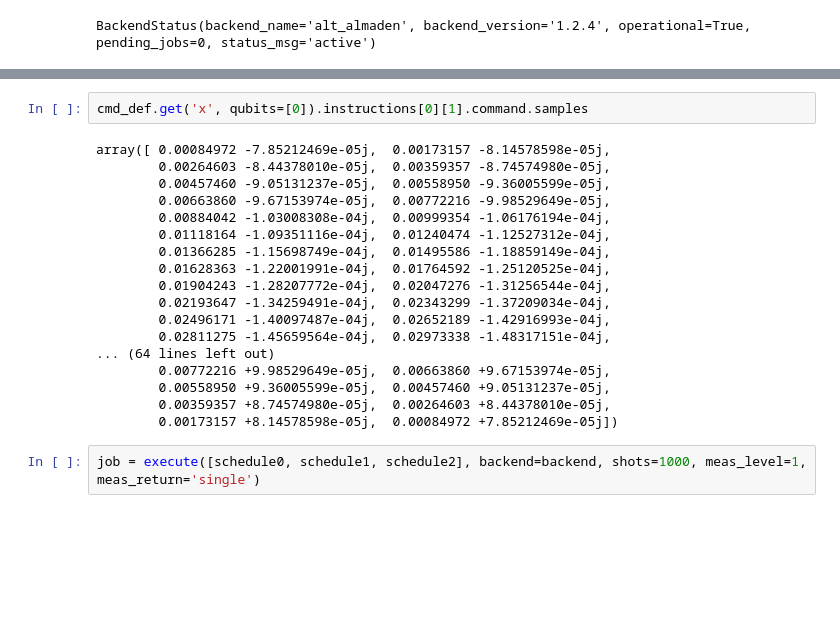
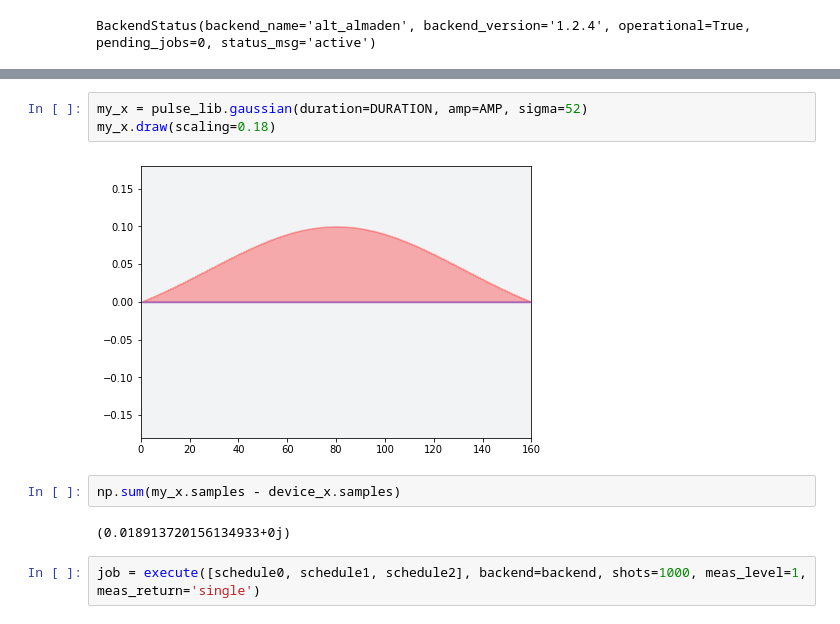
Before and after one commit to singular-value/optimizations_via_openpulse, a Jupyter notebook: Almaden Qutrit Rabi.ipynb, the cells around one changed output, grey strips where cells are left out. Saved outputs shown, nothing was run; the diff lists cells and outputs as text; blank space fills up the shorter version.

```diff
--- a/Almaden Qutrit Rabi.ipynb
+++ b/Almaden Qutrit Rabi.ipynb
@@ -87,25 +87,14 @@ cmd_def.get('x', qubits=[0]).instructions[0][1].command.draw(scaling=0.18)
 # %% [output]
 [figure]
-# %%
-cmd_def.get('x', qubits=[0]).instructions[0][1].command.samples
-# %% [output]
-array([ 0.00084972 -7.85212469e-05j,  0.00173157 -8.14578598e-05j,
-        0.00264603 -8.44378010e-05j,  0.00359357 -8.74574980e-05j,
-        0.00457460 -9.05131237e-05j,  0.00558950 -9.36005599e-05j,
-        0.00663860 -9.67153974e-05j,  0.00772216 -9.98529649e-05j,
-        0.00884042 -1.03008308e-04j,  0.00999354 -1.06176194e-04j,
-        0.01118164 -1.09351116e-04j,  0.01240474 -1.12527312e-04j,
-        0.01366285 -1.15698749e-04j,  0.01495586 -1.18859149e-04j,
-        0.01628363 -1.22001991e-04j,  0.01764592 -1.25120525e-04j,
-        0.01904243 -1.28207772e-04j,  0.02047276 -1.31256544e-04j,
-        0.02193647 -1.34259491e-04j,  0.02343299 -1.37209034e-04j,
-        0.02496171 -1.40097487e-04j,  0.02652189 -1.42916993e-04j,
-        0.02811275 -1.45659564e-04j,  0.02973338 -1.48317151e-04j,
-... (64 lines left out)
-        0.00772216 +9.98529649e-05j,  0.00663860 +9.67153974e-05j,
-        0.00558950 +9.36005599e-05j,  0.00457460 +9.05131237e-05j,
-        0.00359357 +8.74574980e-05j,  0.00264603 +8.44378010e-05j,
-        0.00173157 +8.14578598e-05j,  0.00084972 +7.85212469e-05j])
+# %%
+my_x = pulse_lib.gaussian(duration=DURATION, amp=AMP, sigma=52)
+my_x.draw(scaling=0.18)
+# %% [output]
+[figure, added]
+# %%
+np.sum(my_x.samples - device_x.samples)
+# %% [output]
+(0.018913720156134933+0j)
 # %%
 job = execute([schedule0, schedule1, schedule2], backend=backend, shots=1000, meas_level=1, meas_return='single')
 # %%
```
Also changed, not shown: parts of 9 cells of this notebook, 2 other files.
